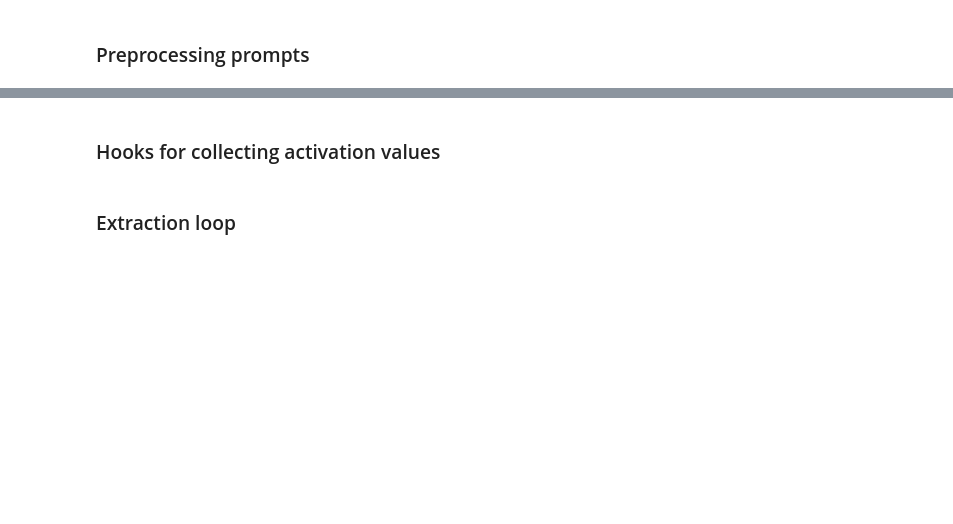
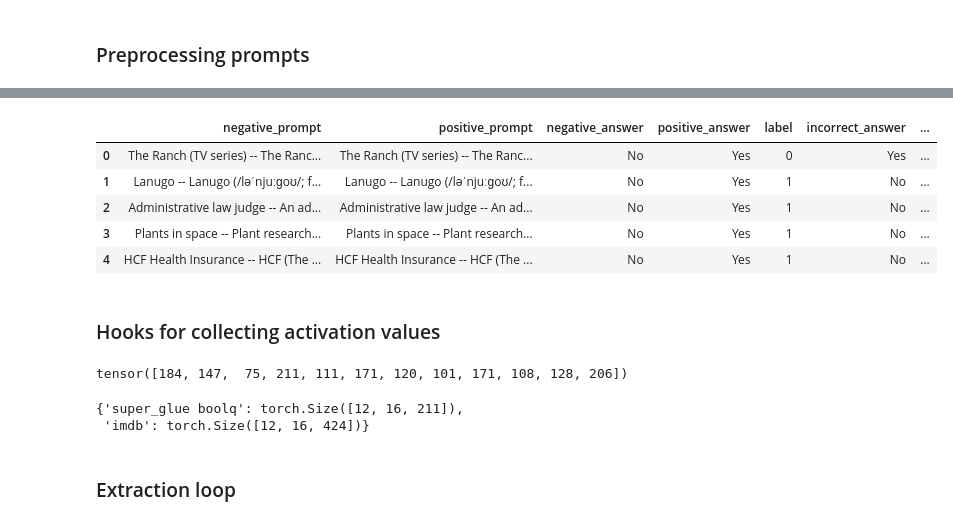
Before and after one commit to adzcai/elk-experiments, a Jupyter notebook: Exploration.ipynb, the cells around one changed output, grey strips where cells are left out. Drawn from its saved outputs; the diff is of its cells as text; code cells hidden in the pictures; blank space fills up the shorter version.

```diff
--- a/Exploration.ipynb
+++ b/Exploration.ipynb
@@ -244,9 +270,14 @@ Here we fix a given template ID. This gives us a single fully-formatted prompt f
 # %% [markdown]
 ### Preprocessing prompts
 # %%
-template_id = 1
+template_id = 2
 
-save_path = Path(f"results/ccs/pythia-1b/{dataset}/template-{template_id}")
+save_paths = {
+    dataset: Path(f"results/ccs/pythia-1b/{dataset}/template-{template_id}")
+    for dataset in datasets
+}
 
-prompts = df.loc[pd.IndexSlice[:, template_id], :].reset_index(drop=True)
-prompts.head()
+prompts = {
+    dataset: dfs[dataset].loc[pd.IndexSlice[:, template_id], :].reset_index(drop=True)
+    for dataset in datasets
+}
@@ -264,0 +284,9 @@ incorrect_answers = prompts["incorrect_answer"].tolist()
+# %%
+prompts["super_glue boolq"].head()
+# %% [output]
+|  | negative_prompt | positive_prompt | negative_answer | positive_answer | label | incorrect_answer | ... |
+| 0 | The Ranch (TV series) -- The Ranc... | The Ranch (TV series) -- The Ranc... | No | Yes | 0 | Yes | ... |
+| 1 | Lanugo -- Lanugo (/ləˈnjuːɡoʊ/; f... | Lanugo -- Lanugo (/ləˈnjuːɡoʊ/; f... | No | Yes | 1 | No | ... |
+| 2 | Administrative law judge -- An ad... | Administrative law judge -- An ad... | No | Yes | 1 | No | ... |
+| 3 | Plants in space -- Plant research... | Plants in space -- Plant research... | No | Yes | 1 | No | ... |
+| 4 | HCF Health Insurance -- HCF (The ... | HCF Health Insurance -- HCF (The ... | No | Yes | 1 | No | ... |
@@ -273,32 +314,58 @@ prompt_lengths = torch.tensor([len(tokens) for tokens in neg_str_tokens])
 # %% [markdown]
 ### Hooks for collecting activation values
+# %%
+prompt_lengths["super_glue boolq"]
+# %% [output]
+tensor([184, 147,  75, 211, 111, 171, 120, 101, 171, 108, 128, 206])
 # %%
 # the negative and positive prompts match up until the very last token,
 # so we just record one and then get only the last token of the other one
-neg_results = torch.zeros((n_prompts, n_layers, max(prompt_lengths)), device="cpu")
-pos_results = torch.zeros((n_prompts, n_layers), device="cpu")
+neg_results = {
+    dataset: torch.zeros(
+        (
+            n_prompts,
+            n_layers,
+            prompt_lengths[dataset].max().item(),
+        ),
+        device="cpu",
+    )
+    for dataset in datasets
+}
+pos_results = {
+    dataset: torch.zeros((n_prompts, n_layers), device="cpu")
+    for dataset in datasets
+}
 
 
 def projection(
     resid_pre: Float[torch.Tensor, "batch pos d_model"],  # at a given layer
     hook: HookPoint,
+    dataset: str,
     layer: int,
 ):
     # TODO should we be normalizing here?
     # since the prompts have different lengths, technically this is more computation than we need to do
-    neg_results[:, layer, :] = reporters[layer](resid_pre).cpu()
+    neg_results[dataset][:, layer, : resid_pre.shape[1]] = reporters[layer](
+        resid_pre
+    ).cpu()
     return resid_pre
 
 
 def final_projection(
     resid_pre: Float[torch.Tensor, "batch pos d_model"],  # at a given layer
     hook: HookPoint,
+    dataset: str,
     layer: int,
 ):
     # TODO should we be normalizing here?
-    x = resid_pre[batch_range, prompt_lengths - 1, :]
-    pos_results[:, layer] = reporters[layer](x).cpu()
+    x = resid_pre[batch_range, prompt_lengths[dataset] - 1, :]
+    pos_results[dataset][:, layer] = reporters[layer](x).cpu()
     return resid_pre
+
+{ dataset: neg_results[dataset].shape for dataset in datasets }
+# %% [output]
+{'super_glue boolq': torch.Size([12, 16, 211]),
+ 'imdb': torch.Size([12, 16, 424])}
 # %% [markdown]
 ### Extraction loop
 # %%
```
Also changed, not shown: parts of 17 cells of this notebook, 4 other files.
